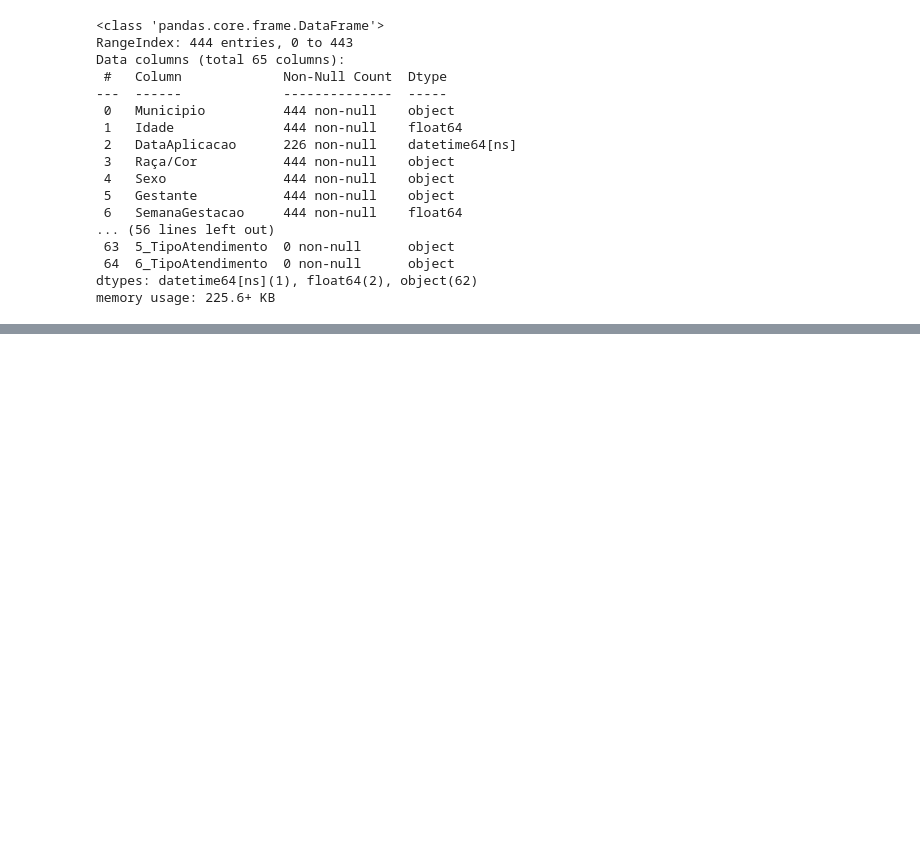
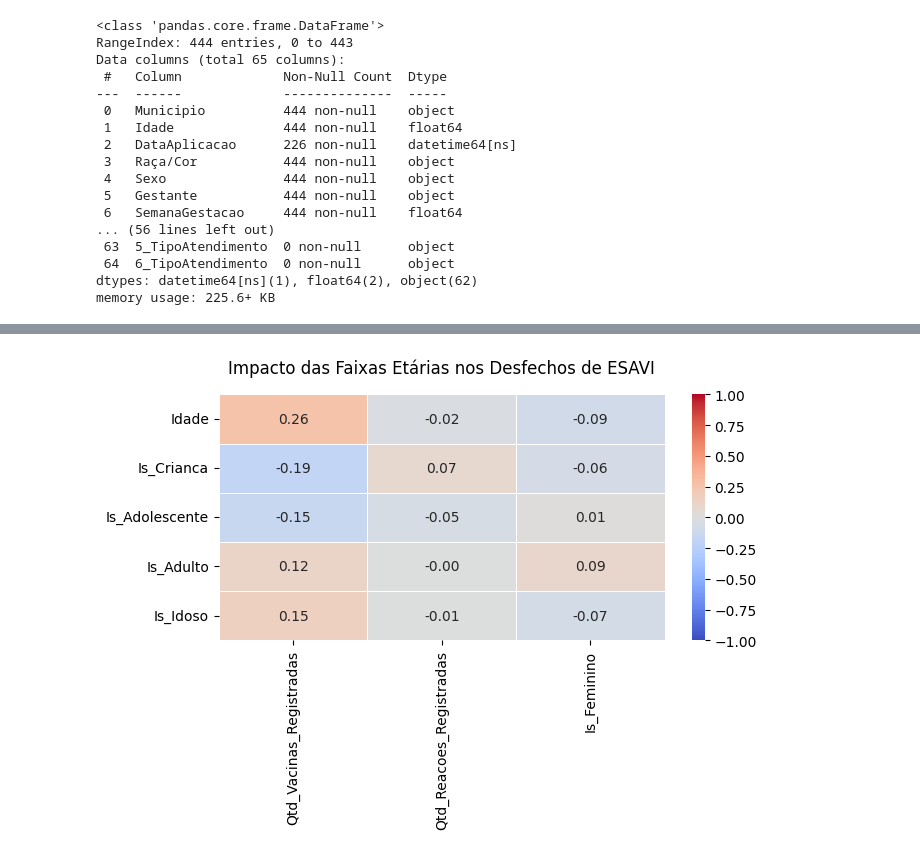
Before and after one commit to Sobrin-dsm/Grupo-de-Estudo-em-Computa-o-Aplicada-2026-1, a Jupyter notebook: G_E_2026.ipynb, the cells around one changed output, grey strips where cells are left out. Cells and saved outputs as stored; diff of their text form; code cells hidden in the pictures; blank space fills up the shorter version.

```diff
--- a/G_E_2026.ipynb
+++ b/G_E_2026.ipynb
@@ -458,3 +459,6 @@ for col in novas_cols:
         df[col] = df[col].str.replace(r'^\d+:\s*', '', regex=True).str.strip()
 # %%
 df['UsoDeMedicamentos'] = df['UsoDeMedicamentos'].replace(['0', 0, 'Não Informado'], 'Não').fillna('Não')
+# %%
+doses = ['1_Dose', '2_Dose', '3_Dose', '4_Dose', '5_Dose', '6_Dose']
+df.drop(doses, axis=1, inplace=True)
@@ -460,0 +623,25 @@ df['UsoDeMedicamentos'] = df['UsoDeMedicamentos'].replace(['0', 0, 'Não Informa
+# %%
+variaveis_idade = ['Idade', 'Is_Crianca', 'Is_Adolescente', 'Is_Adulto', 'Is_Idoso']
+variaveis_desfecho = ['Qtd_Vacinas_Registradas', 'Qtd_Reacoes_Registradas', 'Is_Feminino']
+
+# 2. Calcular a matriz completa, mas filtrar apenas o cruzamento que nos interessa
+# Isso isola o impacto de cada grupo diretamente no desfecho
+matriz_focada = df[variaveis_idade + variaveis_desfecho].corr()
+matriz_focada = matriz_focada.loc[variaveis_idade, variaveis_desfecho]
+
+# 3. Plotar o Heatmap Retangular (Sem necessidade de máscara triangular aqui)
+plt.figure(figsize=(7, 5))
+sns.heatmap(
+    matriz_focada,
+    annot=True,
+    cmap='coolwarm',
+    fmt=".2f",
+    vmin=-1, vmax=1,
+    linewidths=0.5
+)
+
+plt.title('Impacto das Faixas Etárias nos Desfechos de ESAVI', fontsize=12, pad=15)
+plt.tight_layout()
+plt.show()
+# %% [output]
+[figure, added]
```
Also changed, not shown: parts of 22 cells of this notebook.
